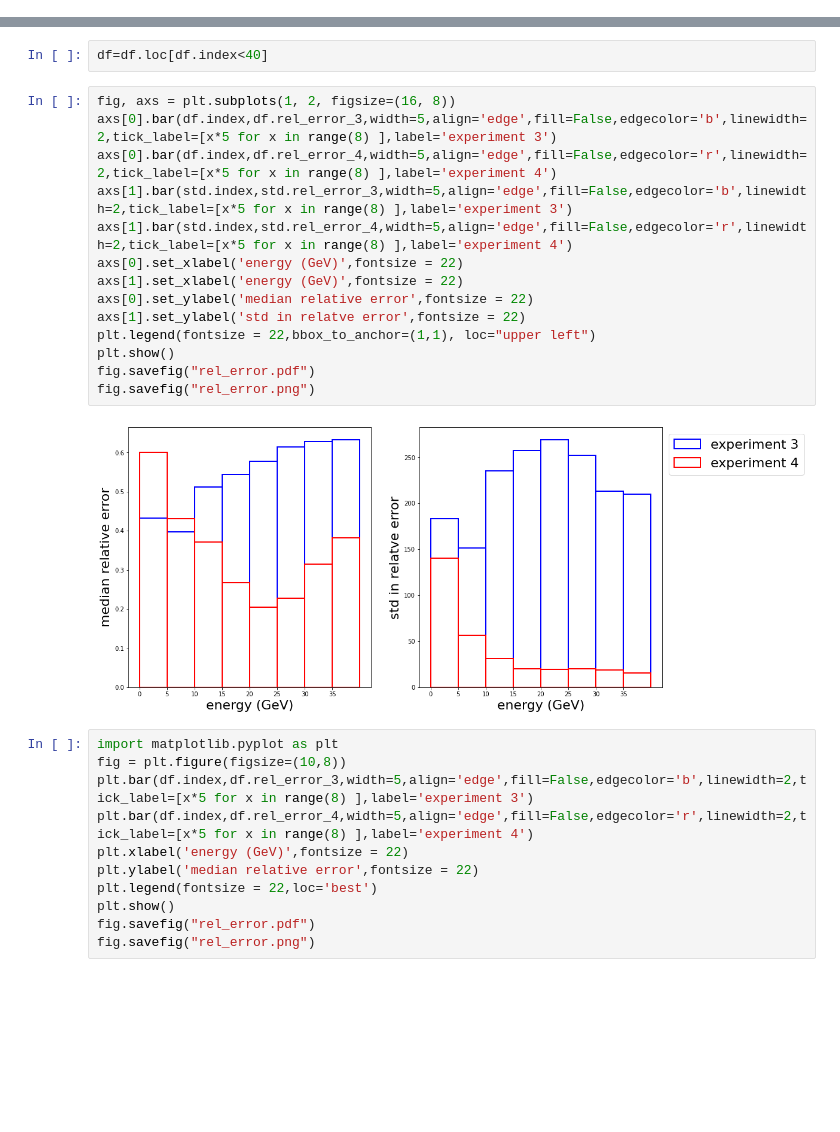
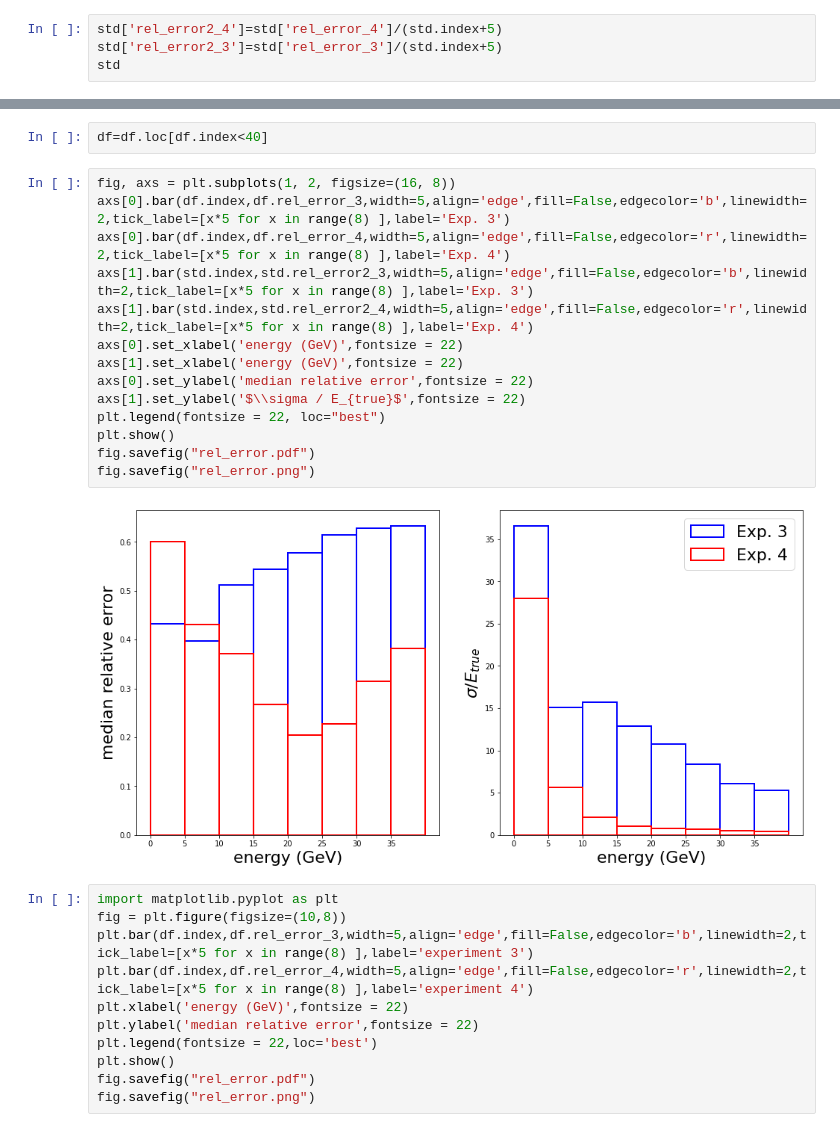
Before and after one commit to LaurensSchinkelshoek/PCQI, a Jupyter notebook: experiment4.ipynb, the cells around one changed output, grey strips where cells are left out. Saved outputs shown, nothing was run; the diff lists cells and outputs as text; blank space fills up the shorter version.

```diff
--- a/experiment4.ipynb
+++ b/experiment4.ipynb
@@ -396,3 +396,7 @@ df/=100
 # %%
 std2 = pd.read_pickle('experiment3_std.pkl')
 std=std.join(std2)
+# %%
+std['rel_error2_4']=std['rel_error_4']/(std.index+5)
+std['rel_error2_3']=std['rel_error_3']/(std.index+5)
+std
@@ -400,20 +415,20 @@ std=std.join(std2)
 df=df.loc[df.index<40]
 # %%
 fig, axs = plt.subplots(1, 2, figsize=(16, 8))
-axs[0].bar(df.index,df.rel_error_3,width=5,align='edge',fill=False,edgecolor='b',linewidth=2,tick_label=[x*5 for x in range(8) ],label='experiment 3')
-axs[0].bar(df.index,df.rel_error_4,width=5,align='edge',fill=False,edgecolor='r',linewidth=2,tick_label=[x*5 for x in range(8) ],label='experiment 4')
-axs[1].bar(std.index,std.rel_error_3,width=5,align='edge',fill=False,edgecolor='b',linewidth=2,tick_label=[x*5 for x in range(8) ],label='experiment 3')
-axs[1].bar(std.index,std.rel_error_4,width=5,align='edge',fill=False,edgecolor='r',linewidth=2,tick_label=[x*5 for x in range(8) ],label='experiment 4')
+axs[0].bar(df.index,df.rel_error_3,width=5,align='edge',fill=False,edgecolor='b',linewidth=2,tick_label=[x*5 for x in range(8) ],label='Exp. 3')
+axs[0].bar(df.index,df.rel_error_4,width=5,align='edge',fill=False,edgecolor='r',linewidth=2,tick_label=[x*5 for x in range(8) ],label='Exp. 4')
+axs[1].bar(std.index,std.rel_error2_3,width=5,align='edge',fill=False,edgecolor='b',linewidth=2,tick_label=[x*5 for x in range(8) ],label='Exp. 3')
+axs[1].bar(std.index,std.rel_error2_4,width=5,align='edge',fill=False,edgecolor='r',linewidth=2,tick_label=[x*5 for x in range(8) ],label='Exp. 4')
 axs[0].set_xlabel('energy (GeV)',fontsize = 22)
 axs[1].set_xlabel('energy (GeV)',fontsize = 22)
 axs[0].set_ylabel('median relative error',fontsize = 22)
-axs[1].set_ylabel('std in relatve error',fontsize = 22)
-plt.legend(fontsize = 22,bbox_to_anchor=(1,1), loc="upper left")
+axs[1].set_ylabel('$\\sigma / E_{true}$',fontsize = 22)
+plt.legend(fontsize = 22, loc="best")
 plt.show()
 fig.savefig("rel_error.pdf")
 fig.savefig("rel_error.png")
 # %% [output]
-[figure, old version]
+[figure, new version]
 # %%
 import matplotlib.pyplot as plt
 fig = plt.figure(figsize=(10,8))
```
Also changed, not shown: parts of 1 cell of this notebook, 3 other files.
